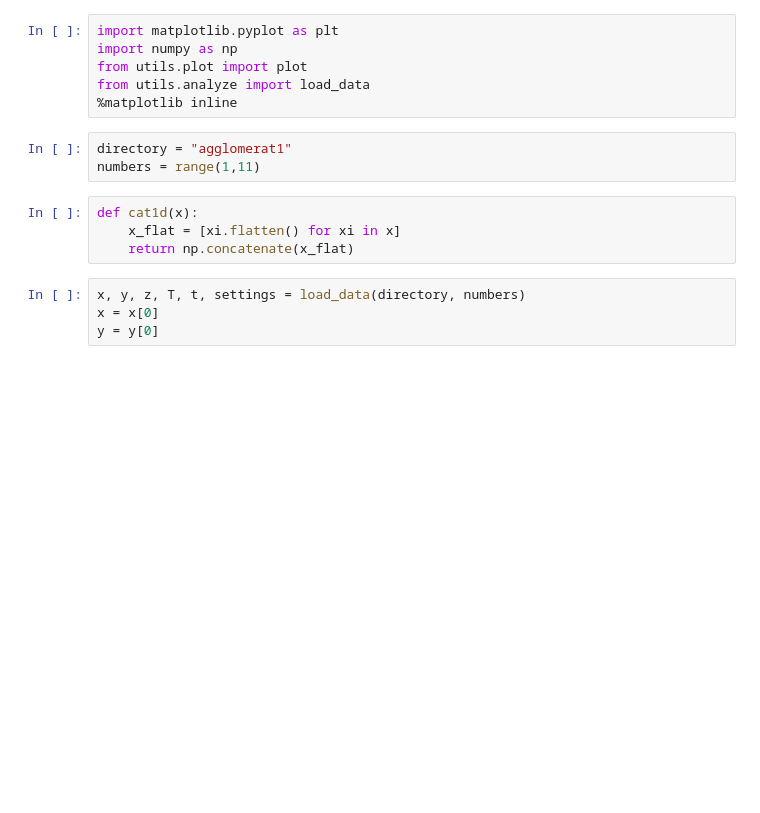
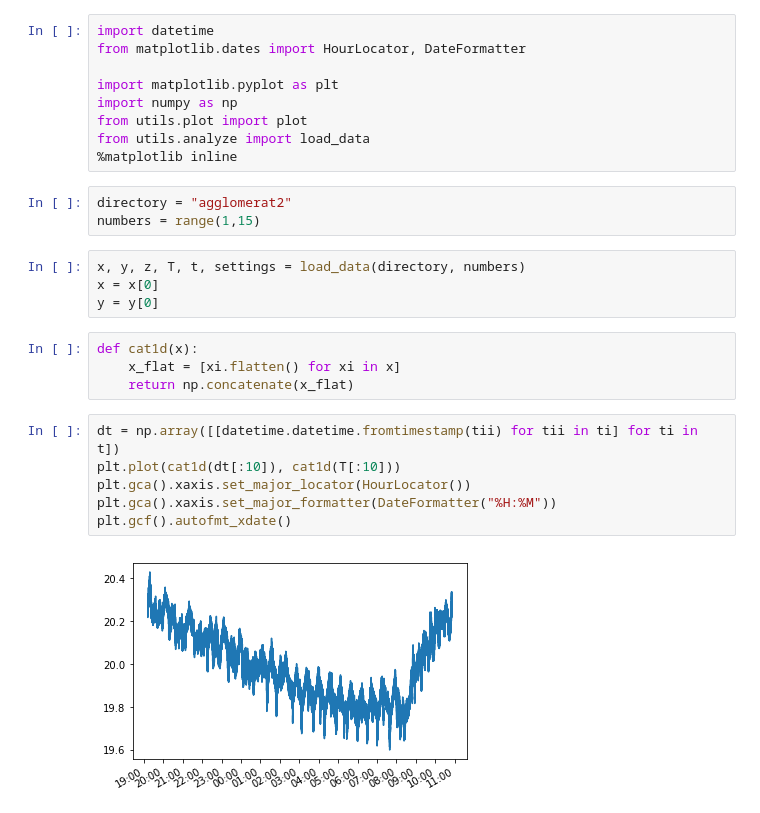
Before and after one commit to benjamingmeiner/kapascan-measurements, a Jupyter notebook: view_data.ipynb, the cells around one changed output. Drawn from its saved outputs; the diff is of its cells as text; blank space fills up the shorter version.

```diff
--- a/view_data.ipynb
+++ b/view_data.ipynb
@@ -1,18 +1,29 @@
 # %%
+import datetime
+from matplotlib.dates import HourLocator, DateFormatter
+
 import matplotlib.pyplot as plt
 import numpy as np
 from utils.plot import plot
 from utils.analyze import load_data
 %matplotlib inline
 # %%
-directory = "agglomerat1"
-numbers = range(1,11)
+directory = "agglomerat2"
+numbers = range(1,15)
+# %%
+x, y, z, T, t, settings = load_data(directory, numbers)
+x = x[0]
+y = y[0]
 # %%
 def cat1d(x):
     x_flat = [xi.flatten() for xi in x]
     return np.concatenate(x_flat)
-# %%
-x, y, z, T, t, settings = load_data(directory, numbers)
-x = x[0]
-y = y[0]
+# %%
+dt = np.array([[datetime.datetime.fromtimestamp(tii) for tii in ti] for ti in t])
+plt.plot(cat1d(dt[:10]), cat1d(T[:10]))
+plt.gca().xaxis.set_major_locator(HourLocator())
+plt.gca().xaxis.set_major_formatter(DateFormatter("%H:%M"))
+plt.gcf().autofmt_xdate()
+# %% [output]
+[figure, added]
 # %%
```
Also changed, not shown: parts of 3 cells of this notebook, 1 other file.
